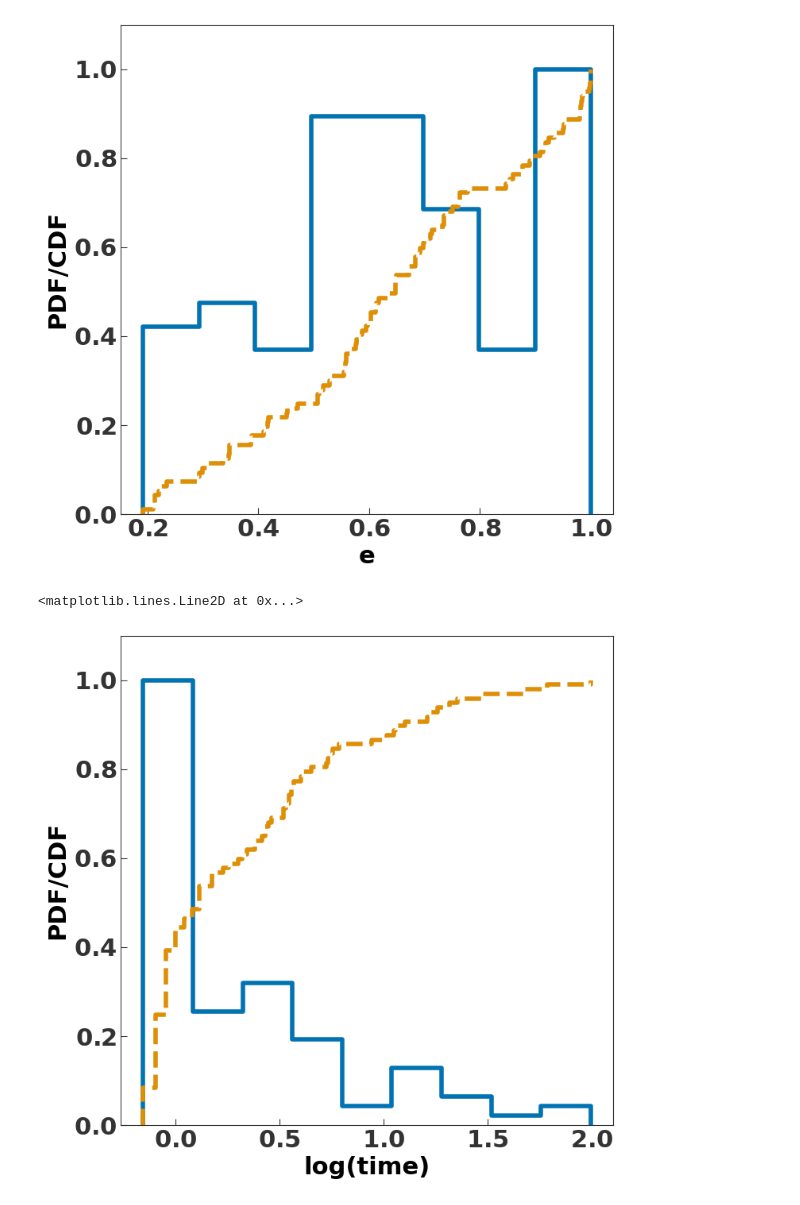
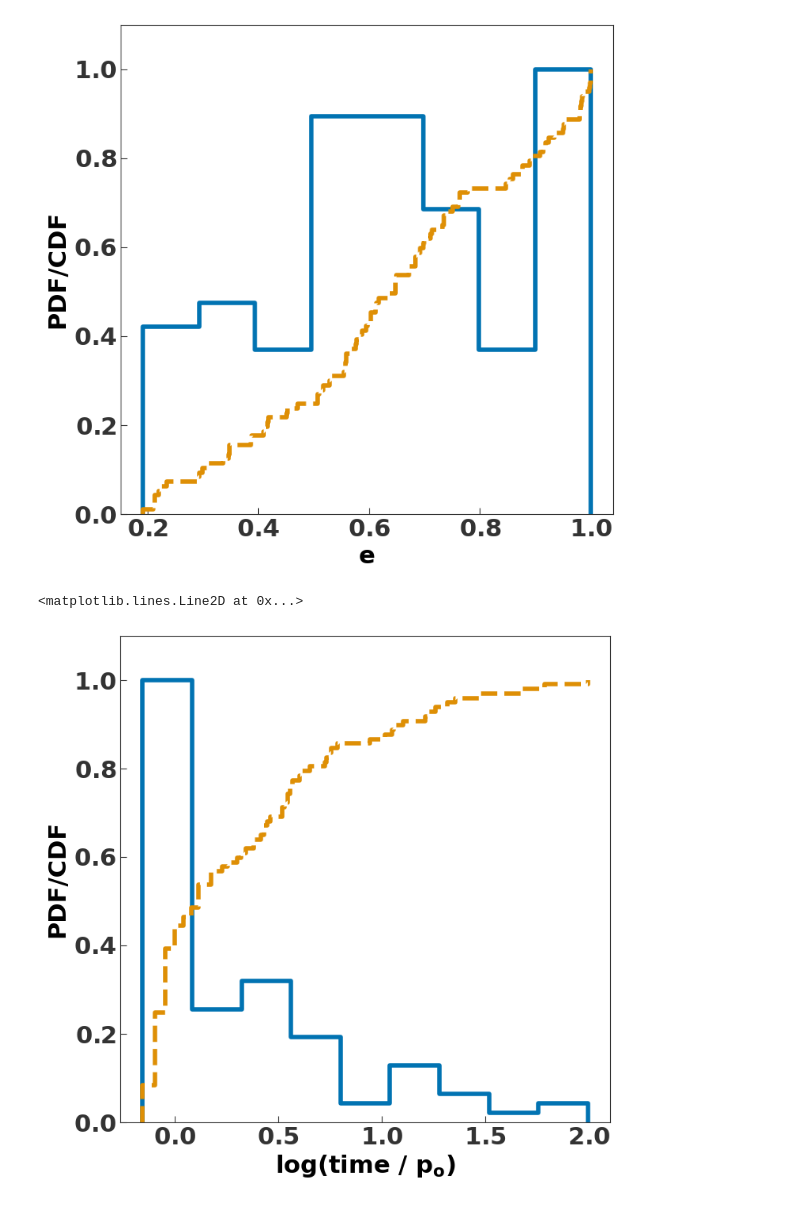
Before and after one commit to annasherar/triple_simulations, a Jupyter notebook: scattering_data_analysis.ipynb, the cells around one changed output. Saved outputs shown, nothing was run; the diff lists cells and outputs as text; code cells hidden in the pictures.

Commit message:
scattering_data_analysis.ipynb: Edits in prepration to send to Anna.

```diff
--- a/scattering_data_analysis.ipynb
+++ b/scattering_data_analysis.ipynb
@@ -26,7 +26,8 @@ def plot_pdf_wrapper(data, bins='auto', ax_pdf=None):
         fig, ax_pdf = plt.subplots()
 
     # --- PDF ---
-    counts, edges = np.histogram(data, bins=bins, density=True)
+    counts, edges = np.histogram(data, bins=bins)
+    counts = counts * 1.
     counts /= counts.max()  # scale so max ~ 1
     # Repeat counts to match step boundaries
     x = np.repeat(edges, 2)
@@ -60,15 +61,15 @@ ax.ecdf(df["ecc"][mask], linestyle="--")
 # %%
 fig,ax = plt.subplots()
 ax.set_ylim(0, 1.1)
-ax.set_xlabel("log(time)")
+ax.set_xlabel("log(time / $p_o$)")
 ax.set_ylabel("PDF/CDF")
 
 pin = 2 * np.pi * 1. / (2.**.5)
 pout = 2 * np.pi * 10.**1.5 / (3.**.5)
-##Should normalize the time somehow
+##Normalizing time elapsed by the initial tertiary period...
 bins="auto"
 ax_pdf, bins = plot_pdf_wrapper(np.log10(df["time"][mask] / pout), ax_pdf=ax, bins=bins)
 ax.ecdf(np.log10(df["time"][mask] / pout), linestyle="--")
 # %% [output]
 <matplotlib.lines.Line2D at 0x...>
-[figure, old version]
+[figure, new version]
```
